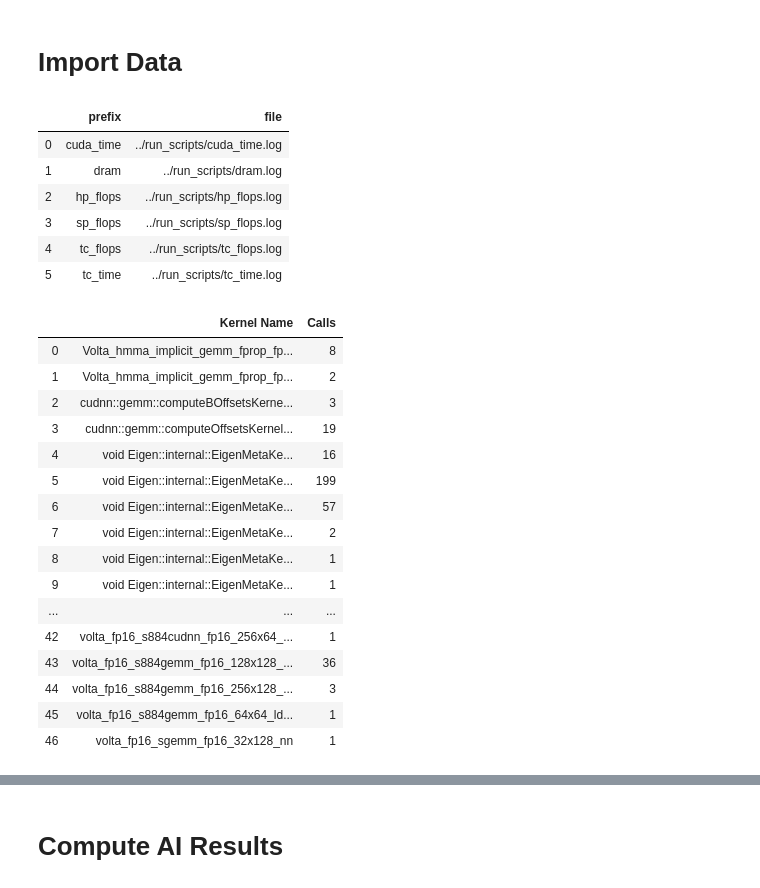
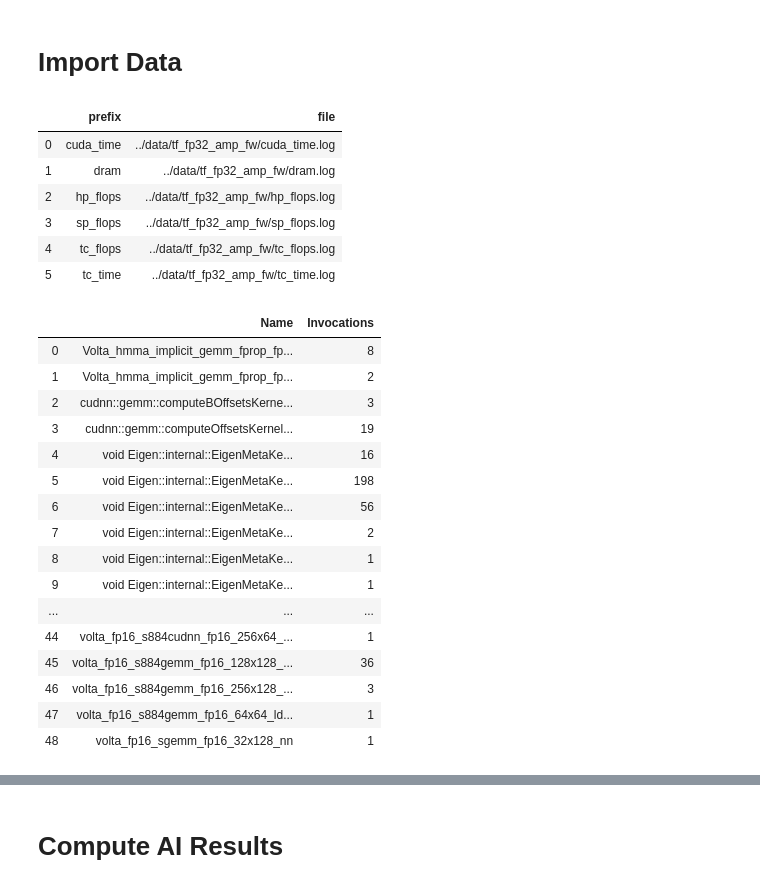
Before and after one commit to PointKernel/climate-seg-benchmark, a Jupyter notebook: analysis/process_nsight.ipynb, the cells around one changed output, grey strips where cells are left out. Cells and saved outputs as stored; diff of their text form; code cells hidden in the pictures.

```diff
--- a/analysis/process_nsight.ipynb
+++ b/analysis/process_nsight.ipynb
@@ -8,8 +8,8 @@ import re
 import shutil
 # %%
 #input and output dirs
-datadirs = ["../run_scripts"]
-outputdir = "../results"
+datadirs = ["../data/tf_fp32_amp_fw"]
+outputdir = "../results/tf_fp32_amp_fw"
 # %% [markdown]
 # Functions
 # %%
@@ -306,62 +306,62 @@ recorddf = pd.DataFrame(records).sort_values(["prefix"]).reset_index(drop=True)
 display(recorddf)
 # %% [output]
 |  | prefix | file |
-| 0 | cuda_time | ../run_scripts/cuda_time.log |
-| 1 | dram | ../run_scripts/dram.log |
-| 2 | hp_flops | ../run_scripts/hp_flops.log |
-| 3 | sp_flops | ../run_scripts/sp_flops.log |
-| 4 | tc_flops | ../run_scripts/tc_flops.log |
-| 5 | tc_time | ../run_scripts/tc_time.log |
+| 0 | cuda_time | ../data/tf_fp32_amp_fw/cuda_time.log |
+| 1 | dram | ../data/tf_fp32_amp_fw/dram.log |
+| 2 | hp_flops | ../data/tf_fp32_amp_fw/hp_flops.log |
+| 3 | sp_flops | ../data/tf_fp32_amp_fw/sp_flops.log |
+| 4 | tc_flops | ../data/tf_fp32_amp_fw/tc_flops.log |
+| 5 | tc_time | ../data/tf_fp32_amp_fw/tc_time.log |
 # %%
 profiledf = pd.DataFrame(columns=resultkeys)
 
 #metrics
 for fin in recorddf["file"]:
 #for fin in ['../data/cuda_time.log', '../data/tc_time.log']:
     #project frame
     #print("\n### Processing "+fin)
     metricdf = pd.read_csv(fin)
 
     #fuse read/write metrics together:
     unique_metrics = metricdf["Metric Name"].unique()
     unique_metrics = set([x.replace(".sum","").replace("_write","").replace("_read","").replace("_ld","").replace("_st","") for x in unique_metrics])
     #add the metric type
     metricdf["Metric Type"] = "total"
-    metricdf["Calls"] = 1
+    metricdf["Invocations"] = 1
     #read
     metricdf.loc[ metricdf[ "Metric Name" ].str.contains("_read"), "Metric Type" ] = "read"
     metricdf.loc[ metricdf[ "Metric Name" ].str.contains("_ld"), "Metric Type" ] = "read"
     #write
     metricdf.loc[ metricdf[ "Metric Name" ].str.contains("_write"), "Metric Type" ] = "write"
     metricdf.loc[ metricdf[ "Metric Name" ].str.contains("_st"), "Metric Type" ] = "write"
     #rate
     metricdf.loc[ metricdf[ "Metric Name" ].str.contains(".per_second"), "Metric Type" ] = "rate"
 
     for metric in unique_metrics:
         metricdf.loc[ metricdf[ "Metric Name"].str.startswith(metric), "Metric Name" ] = metric
     #cleanups
-    tmpdf = metricdf[["Kernel Name", "Calls", "Metric Name", "Metric Type", "Metric Value"]]
+    tmpdf = metricdf[["Kernel Name", "Invocations", "Metric Name", "Metric Type", "Metric Value"]].rename(columns={"Kernel Name": 'Name'})
     #print(tmpdf)
 
     #compute the profile
     profiledf = transpose_frame(profiledf,tmpdf)
     #print(profiledf)
 # %% [output]
-|  | Kernel Name | Calls |
+|  | Name | Invocations |
 | 0 | Volta_hmma_implicit_gemm_fprop_fp... | 8 |
 | 1 | Volta_hmma_implicit_gemm_fprop_fp... | 2 |
 | 2 | cudnn::gemm::computeBOffsetsKerne... | 3 |
 | 3 | cudnn::gemm::computeOffsetsKernel... | 19 |
 | 4 | void Eigen::internal::EigenMetaKe... | 16 |
-| 5 | void Eigen::internal::EigenMetaKe... | 199 |
-| 6 | void Eigen::internal::EigenMetaKe... | 57 |
+| 5 | void Eigen::internal::EigenMetaKe... | 198 |
+| 6 | void Eigen::internal::EigenMetaKe... | 56 |
 | 7 | void Eigen::internal::EigenMetaKe... | 2 |
 | 8 | void Eigen::internal::EigenMetaKe... | 1 |
 | 9 | void Eigen::internal::EigenMetaKe... | 1 |
 | ... | ... | ... |
-| 42 | volta_fp16_s884cudnn_fp16_256x64_... | 1 |
-| 43 | volta_fp16_s884gemm_fp16_128x128_... | 36 |
-| 44 | volta_fp16_s884gemm_fp16_256x128_... | 3 |
-| 45 | volta_fp16_s884gemm_fp16_64x64_ld... | 1 |
-| 46 | volta_fp16_sgemm_fp16_32x128_nn | 1 |
+| 44 | volta_fp16_s884cudnn_fp16_256x64_... | 1 |
+| 45 | volta_fp16_s884gemm_fp16_128x128_... | 36 |
+| 46 | volta_fp16_s884gemm_fp16_256x128_... | 3 |
+| 47 | volta_fp16_s884gemm_fp16_64x64_ld... | 1 |
+| 48 | volta_fp16_sgemm_fp16_32x128_nn | 1 |
 # %%
```
Also changed, not shown: parts of 5 cells of this notebook, 4 other files.
